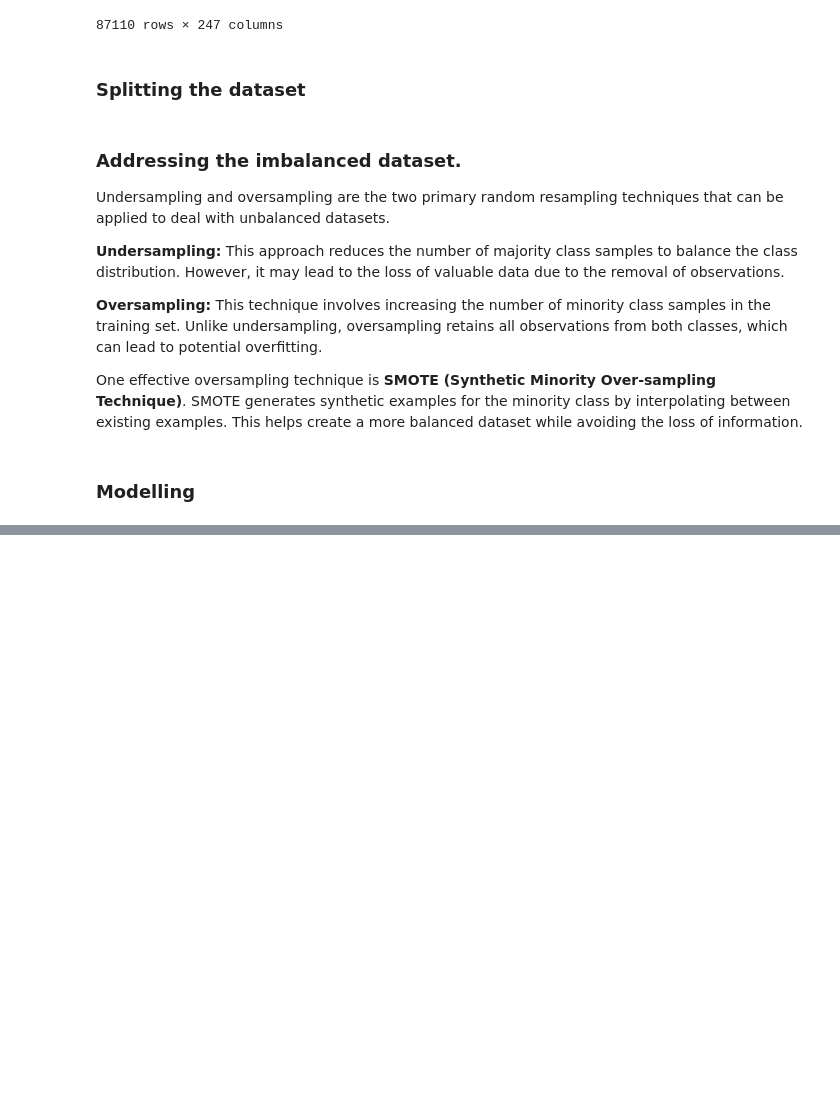
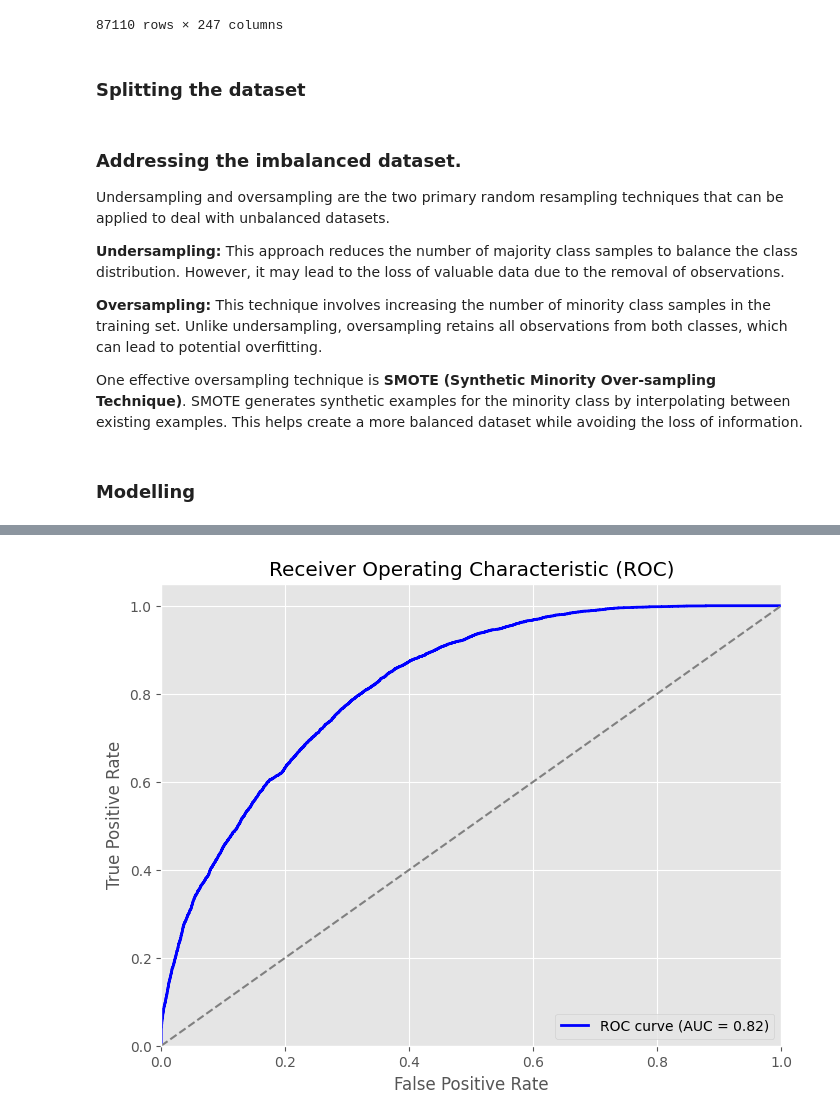
Before and after one commit to u-mar/Churn-Prediction, a Jupyter notebook: student.ipynb, the cells around one changed output, grey strips where cells are left out. Drawn from its saved outputs; the diff is of its cells as text; code cells hidden in the pictures; blank space fills up the shorter version.

Commit message:
add model

```diff
--- a/student.ipynb
+++ b/student.ipynb
@@ -474,0 +503,9 @@ One effective oversampling technique is **SMOTE (Synthetic Minority Over-samplin
+# %%
+# Create a ColumnTransformer for preprocessing
+preprocessor = ColumnTransformer(
+    transformers=[
+        ('num', StandardScaler(),int_feature_columns)  # Standardize numeric columns
+    ],
+    remainder='passthrough'  # Pass through other columns unchanged
+)
+preprocessor
@@ -474,0 +558,11 @@ One effective oversampling technique is **SMOTE (Synthetic Minority Over-samplin
+# %%
+param_grid = {
+    'feature_selector__k': [25],  # Try different values of k
+    'classifier__n_estimators': [300],  # Number of base estimators
+    'classifier__learning_rate': [1],# Learning rate
+}
+# %%
+# Create GridSearchCV object
+grid_search = GridSearchCV(pipeline, param_grid=param_grid, cv=3, )
+
+grid_search
@@ -474,0 +587,3 @@ One effective oversampling technique is **SMOTE (Synthetic Minority Over-samplin
+# %%
+# Fit and evaluate the pipeline with grid search
+model = grid_search.fit(X_train_resample, y_train_resample)
@@ -474,0 +624,23 @@ One effective oversampling technique is **SMOTE (Synthetic Minority Over-samplin
+# %%
+from sklearn.metrics import roc_curve, roc_auc_score
+
+# Assuming you have predicted probabilities for positive class
+y_pred_probs = grid_search.predict_proba(X_test)[:, 1]
+
+# Compute ROC curve and AUC
+fpr, tpr, thresholds = roc_curve(y_test, y_pred_probs)
+roc_auc = roc_auc_score(y_test, y_pred_probs)
+
+# Plot ROC curve
+plt.figure(figsize=(8, 6))
+plt.plot(fpr, tpr, color='blue', lw=2, label='ROC curve (AUC = %0.2f)' % roc_auc)
+plt.plot([0, 1], [0, 1], color='gray', linestyle='--')
+plt.xlim([0.0, 1.0])
+plt.ylim([0.0, 1.05])
+plt.xlabel('False Positive Rate')
+plt.ylabel('True Positive Rate')
+plt.title('Receiver Operating Characteristic (ROC)')
+plt.legend(loc='lower right')
+plt.show()
+# %% [output]
+[figure, added]
```
Also changed, not shown: parts of 20 cells of this notebook, 1 other file.
